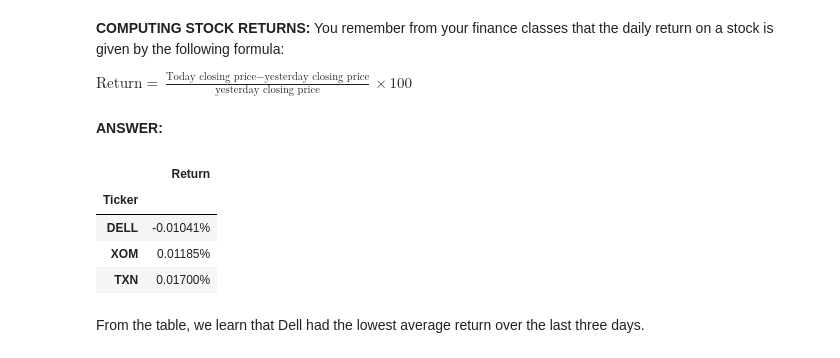
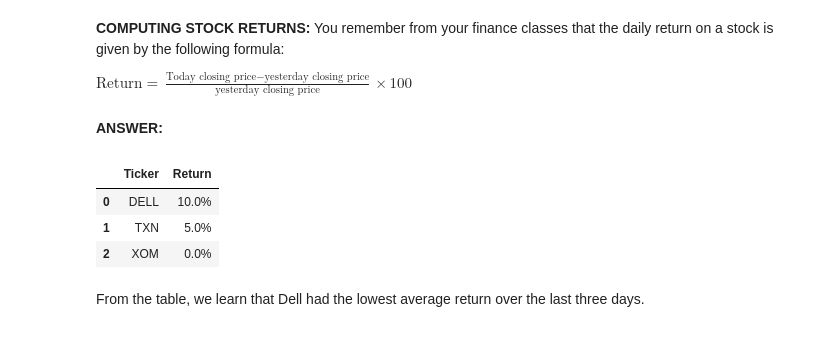
Before and after one commit to vanand74/Accounting-Analytics-Textbook, a Jupyter notebook: _sources/Unit 1/1-1 The Process of Analytics.ipynb, the cells around one changed output. Cells and saved outputs as stored; diff of their text form; code cells hidden in the pictures.

```diff
--- a/_sources/Unit 1/1-1 The Process of Analytics.ipynb
+++ b/_sources/Unit 1/1-1 The Process of Analytics.ipynb
@@ -193,6 +193,7 @@ DisplayDF(df)
 # %% [markdown]
 **ANSWER:**
 # %%
+pd.options.display.float_format = "${:,.2f}".format
 pvt = pd.pivot_table(df, index='Name', values='Amount', aggfunc='sum')
 pvt.reset_index(inplace=True)
 DisplayDF(pvt)
@@ -248,14 +249,14 @@ $\text{Return} = \frac{\text{Today closing price} - \text{yesterday closing pric
 # %%
 df['Return'] = (df['Closing Price'] - df["Yesterday's Closing Price"]) / df["Yesterday's Closing Price"]
 pvt = pd.pivot_table(df, index='Ticker', values='Return', aggfunc='mean')
-pvt.sort_values('Return', inplace=True)
-pvt.style.format({'Return': '{:.5f}%'})
+pvt = pvt.reset_index()
+pvt.sort_values('Ticker', inplace=True)
+pvt.style.format({'Return': '{:.1%}'})
 # %% [output]
-|  | Return |
-| Ticker |  |
-| DELL | -0.01041% |
-| XOM | 0.01185% |
-| TXN | 0.01700% |
+|  | Ticker | Return |
+| 0 | DELL | 10.0% |
+| 1 | TXN | 5.0% |
+| 2 | XOM | 0.0% |
 # %% [markdown]
 From the table, we learn that Dell had the lowest average return over the last three days.
 # %% [markdown]
```
Also changed, not shown: parts of 19 cells of this notebook, 10 other files.
